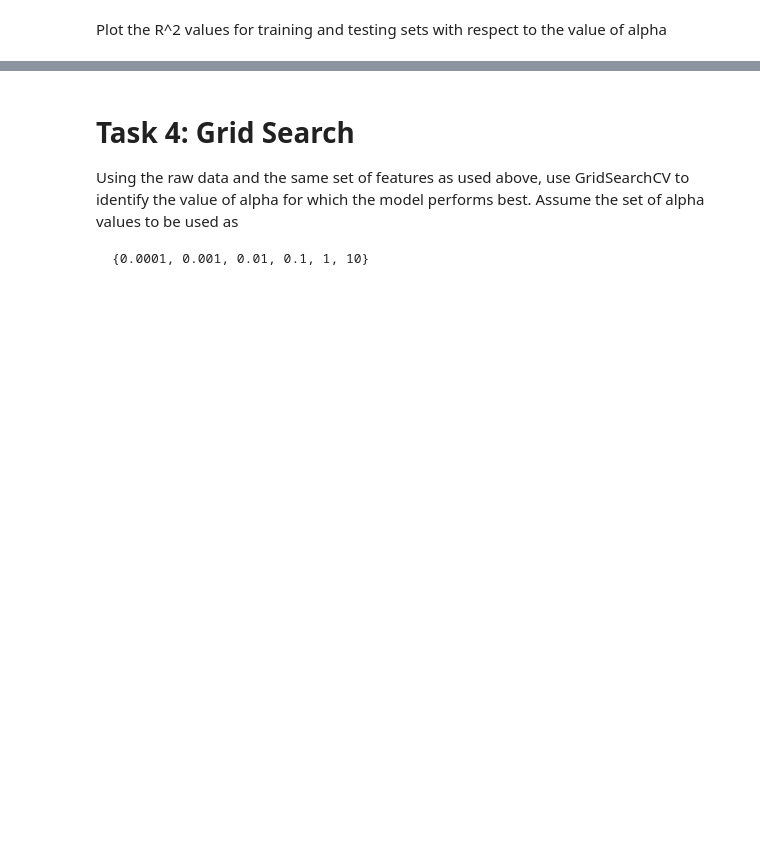
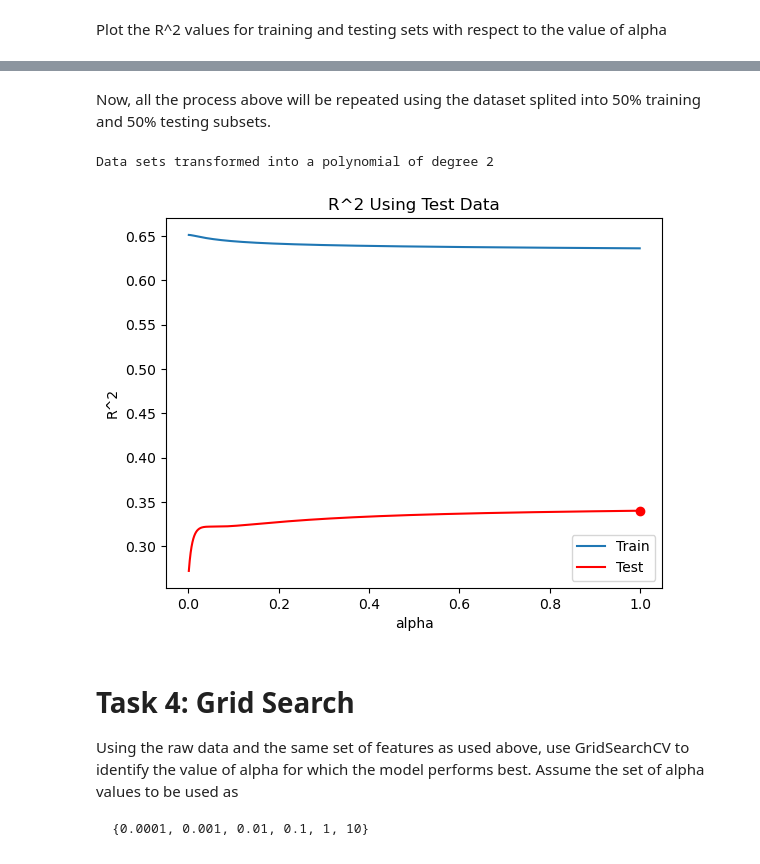
Before and after one commit to PedroRgz/CareerAcademy-IBM-DS-LaptopsPrices, a Jupyter notebook: practice_model_evaluation.jupyterlite.ipynb, the cells around one changed output, grey strips where cells are left out. Drawn from its saved outputs; the diff is of its cells as text; code cells hidden in the pictures; blank space fills up the shorter version.

```diff
--- a/practice_model_evaluation.jupyterlite.ipynb
+++ b/practice_model_evaluation.jupyterlite.ipynb
@@ -272,3 +283,65 @@ plt.legend()
+# %% [markdown]
+Now, all the process above will be repeated using the dataset splited into 50% training and 50% testing subsets.
+# %%
+#Create a polynomal feature model that uses "CPU_frequency", "RAM_GB", "Storage_GB_SSD", "CPU_core", "OS", "GPU", "Category"
+pr_v2 = PolynomialFeatures(degree=2)
+
+#Transform the training and testing data into a polynomial of the order specified
+x_train_pr_2 = pr_v2.fit_transform(x_train[['CPU_frequency', 'RAM_GB', 'Storage_GB_SSD', 'CPU_core', 'OS', 'GPU', 'Category']])
+x_test_pr_2 = pr_v2.fit_transform(x_test[['CPU_frequency', 'RAM_GB', 'Storage_GB_SSD', 'CPU_core', 'OS', 'GPU', 'Category']])
+
+print("Data sets transformed into a polynomial of degree 2")
+
+#Create an alpha variable that will be used to find the best alpha value, from 0.001 to 1 whit increments of 0.001
+alphas_v2 = np.arange(0.001, 1, 0.001)
+
+#Create a ridge regression object
+ridge = Ridge()
+
+#Create pbar object to show progress
+pbar = tqdm(alphas_v2)
+
+#Create 2 lists that will be used to store the R^2 values for the training and testing data
+R_squared_train_2 = []
+R_squared_test_2 = []
+
+#Iterate through each alpha value
+for alpha in pbar:
+    #Set the alpha value for the ridge regression object
+    ridge.set_params(alpha=alpha)
+
+    #Fit the model using the transformed training data
+    ridge.fit(x_train_pr_2, y_train)
+
+    #Set the description of the progress bar
+    #pbar.set_description("Processing %s" % alpha)
+
+    #Set post fix to show the current R^2 value
+    pbar.set_postfix(R_squared=ridge.score(x_test_pr_2, y_test))
+
+    #Calculate the R^2 using the transformed training data
+    R_squared_train_2.append(ridge.score(x_train_pr_2, y_train))
+
+    #Calculate the R^2 using the transformed testing data
+    R_squared_test_2.append(ridge.score(x_test_pr_2, y_test))
+
+#Plot the R^2 values for the training and testing data
+plt.plot(alphas_v2, R_squared_train_2, label='Train')
+plt.plot(alphas_v2, R_squared_test_2, 'r', label='Test')
+plt.xlabel('alpha')
+plt.ylabel('R^2')
+plt.title('R^2 Using Test Data')
+plt.legend()
+
+#Identify the alpha value that gives the highest R^2 value
+best_alpha_v2 = R_squared_test_2.index(max(R_squared_test_2))
+
+#Plot the best-alpha-point
+plt.plot(alphas_v2[best_alpha_v2], R_squared_test_2[best_alpha_v2], 'ro')
+plt.show()
+# %% [output]
+Data sets transformed into a polynomial of degree 2
+[figure, added]
 # %% [markdown]
 # Task 4: Grid Search
 
```
Also changed, not shown: parts of 19 cells of this notebook.
